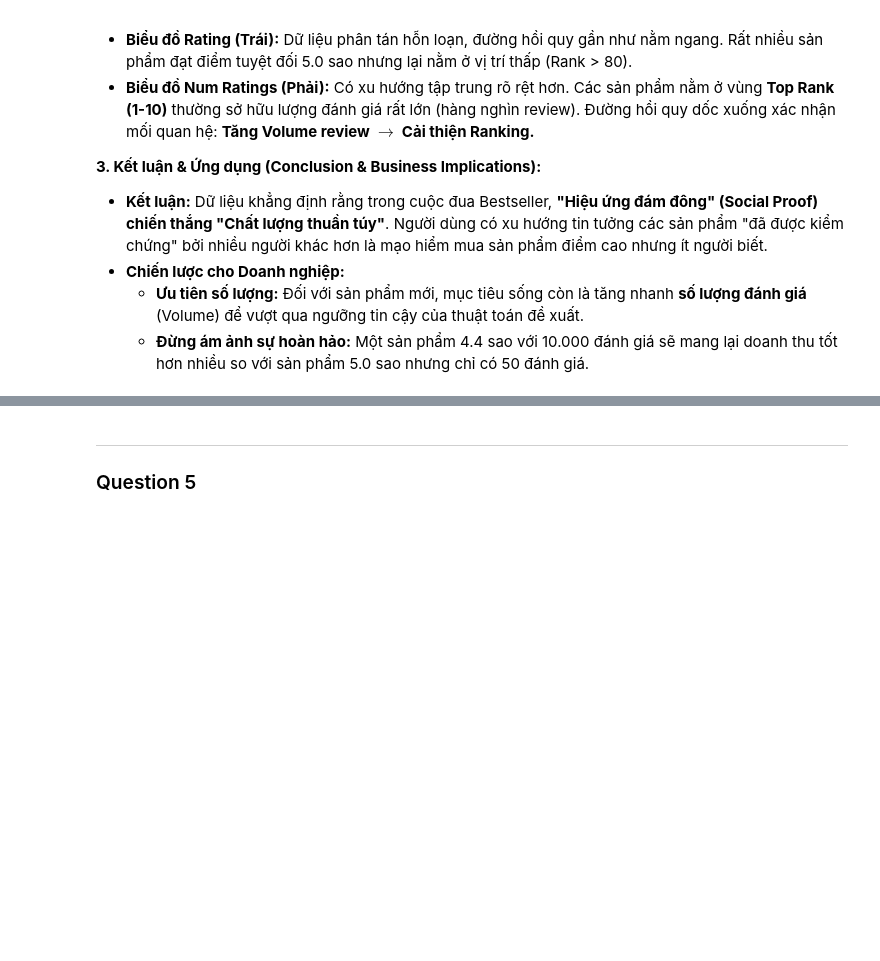
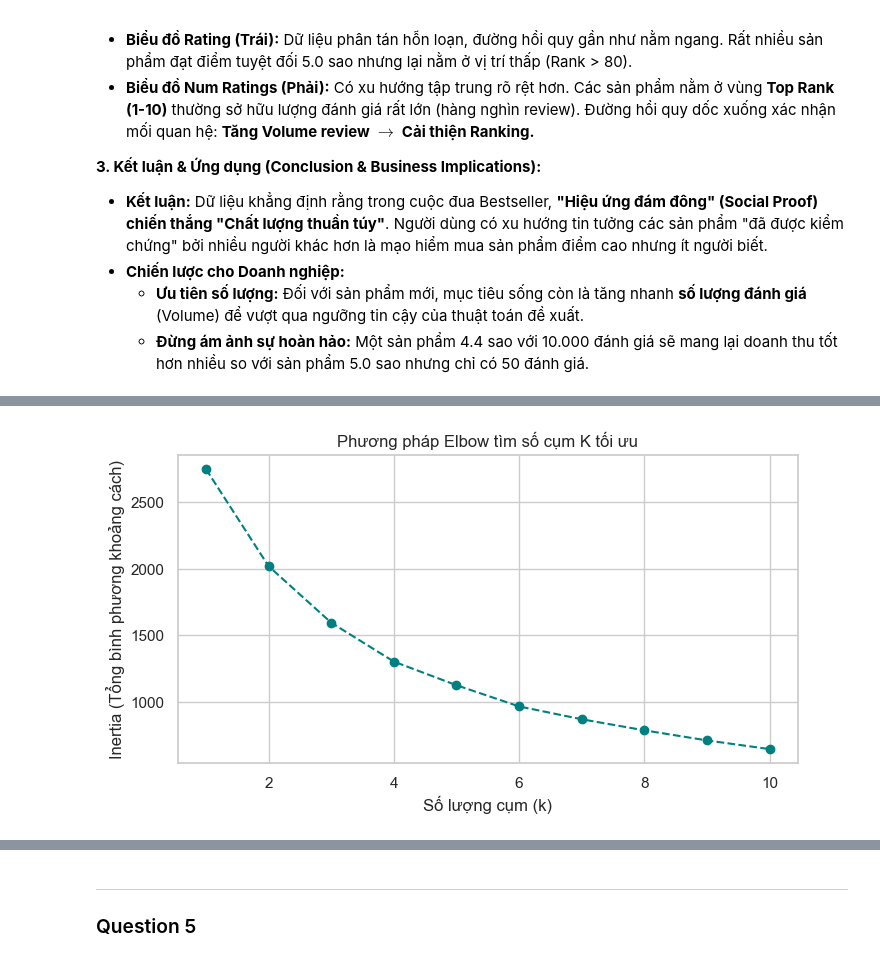
Before and after one commit to TANVANHCMUS2005/LTKHDL_Final_Project, a Jupyter notebook: Final_project.ipynb, the cells around one changed output, grey strips where cells are left out. Saved outputs shown, nothing was run; the diff lists cells and outputs as text; code cells hidden in the pictures; blank space fills up the shorter version.

```diff
--- a/Final_project.ipynb
+++ b/Final_project.ipynb
@@ -1088,0 +1448,19 @@ KẾT QUẢ TƯƠNG QUAN SPEARMAN (Rank càng nhỏ = Càng bán chạy)
+# %%
+features = ['product_price', 'product_num_ratings', 'product_star_rating']
+df_q4 = df[features].copy()
+# Lọc bỏ giá trị <= 0 để tránh lỗi log (nếu có)
+df_q4 = df_q4[df_q4['product_price'] > 0]
+
+# --- BƯỚC 1: BIẾN ĐỔI LOG (LOG TRANSFORMATION) ---
+# Áp dụng log cho các biến bị lệch (Skewed features)
+df_q4['log_price'] = np.log(df_q4['product_price'])
+df_q4['log_reviews'] = np.log1p(df_q4['product_num_ratings']) # log1p an toàn cho review=0
+
+# --- BƯỚC 2: CHUẨN HÓA (STANDARDIZATION) ---
+scaler = StandardScaler()
+# Chỉ đưa các feature đã xử lý vào mô hình (Log Price, Log Reviews, Original Rating)
+X_input = df_q4[['log_price', 'log_reviews', 'product_star_rating']]
+X_scaled = scaler.fit_transform(X_input)
+
+print("Thống kê dữ liệu sau khi chuẩn hóa:")
+print(pd.DataFrame(X_scaled, columns=X_input.columns).describe().round(2))
@@ -1088,0 +1487,62 @@ KẾT QUẢ TƯƠNG QUAN SPEARMAN (Rank càng nhỏ = Càng bán chạy)
+# %%
+# 1. TÌM K TỐI ƯU (ELBOW METHOD)
+inertia = []
+K_range = range(1, 11)
+
+for k in K_range:
+    kmeans = KMeans(n_clusters=k, random_state=42, n_init=10)
+    kmeans.fit(X_scaled)
+    inertia.append(kmeans.inertia_)
+
+# Vẽ biểu đồ Elbow
+plt.figure(figsize=(8, 4))
+plt.plot(K_range, inertia, marker='o', linestyle='--', color='teal')
+plt.title('Phương pháp Elbow tìm số cụm K tối ưu')
+plt.xlabel('Số lượng cụm (k)')
+plt.ylabel('Inertia (Tổng bình phương khoảng cách)')
+plt.grid(True)
+plt.show()
+
+# 2. CHẠY K-MEANS (Giả định chọn k=4 dựa trên biểu đồ)
+k = 4
+kmeans = KMeans(n_clusters=k, random_state=42, n_init=10)
+df_q4['cluster'] = kmeans.fit_predict(X_scaled)
+
+# 2. TÍNH TOÁN HỒ SƠ CỤM (PROFILING)
+# Tính trung bình các giá trị thực tế
+cluster_profile = df_q4.groupby('cluster')[['product_price', 'product_num_ratings', 'product_star_rating']].mean()
+
+# 3. LOGIC GÁN TÊN TỰ ĐỘNG (THÔNG MINH HƠN)
+# Thay vì if-else, ta tìm đích danh từng cụm
+
+# Bước 1: Tìm cụm "Low Quality" (Rating thấp nhất) -> Gán và loại ra khỏi danh sách tìm kiếm
+id_low = cluster_profile['product_star_rating'].idxmin()
+remaining = cluster_profile.drop(index=[id_low])
+
+# Bước 2: Tìm cụm "Premium" (Giá cao nhất trong các cụm còn lại) -> Gán và loại ra
+id_premium = remaining['product_price'].idxmax()
+remaining = remaining.drop(index=[id_premium])
+
+# Bước 3: Tìm cụm "Mass Market" (Giá thấp nhất trong các cụm còn lại) -> Gán và loại ra
+id_mass = remaining['product_price'].idxmin()
+remaining = remaining.drop(index=[id_mass])
+
+# Bước 4: Cụm cuối cùng còn sót lại là "Market Leaders"
+id_leader = remaining.index[0]
+
+# Tạo từ điển ánh xạ
+id_to_name = {
+    id_low: 'Low Quality / Risk',
+    id_mass: 'Mass Market (Cheap)',
+    id_premium: 'Premium Niche',
+    id_leader: 'Market Leaders'
+}
+
+# Gán tên vào DataFrame
+df_q4['cluster_label'] = df_q4['cluster'].map(id_to_name)
+
+# Kiểm tra kết quả (Bắt buộc phải thấy 4 dòng khác nhau)
+print("Bảng đối chiếu MỚI:")
+print(cluster_profile.join(pd.Series(id_to_name, name='Label')))
+# %% [output]
+[figure, added]
```
Also changed, not shown: parts of 33 cells of this notebook.
